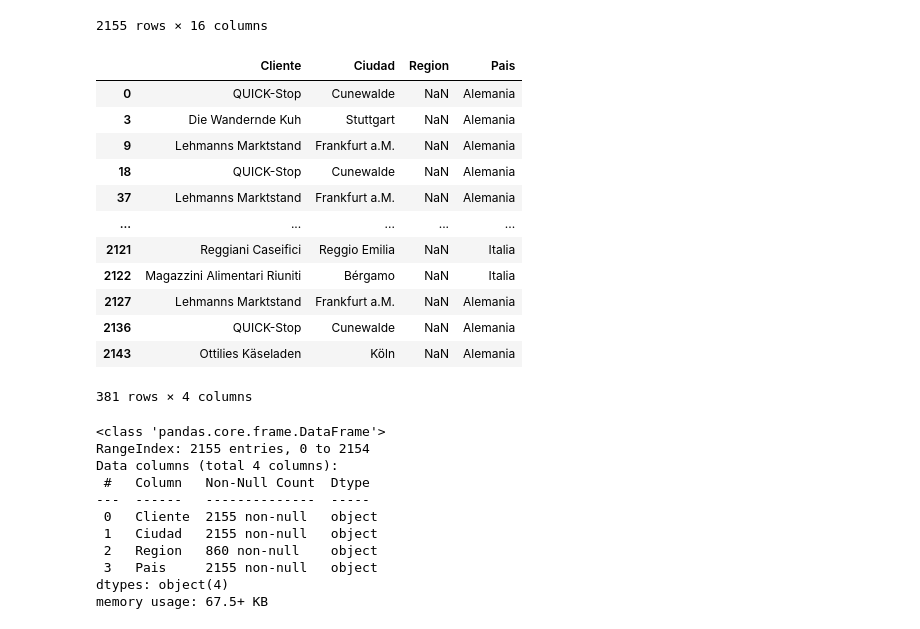
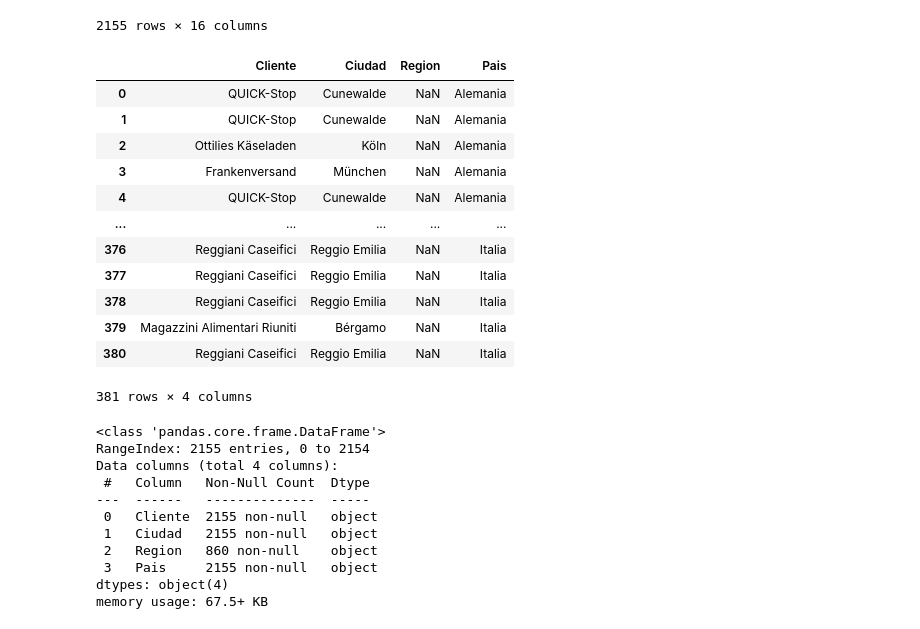
Before and after one commit to rvagelet/Python, a Jupyter notebook: 19072024.ipynb, the cells around one changed output. Saved outputs shown, nothing was run; the diff lists cells and outputs as text; code cells hidden in the pictures.

```diff
--- a/19072024.ipynb
+++ b/19072024.ipynb
@@ -61,21 +61,21 @@ Pedidos
 # %%
 import pandas as pd
 DFPedidos = Pedidos['Cliente']
 DFPedidos = (Pedidos['Pais']=='Italia') | (Pedidos['Pais']=='Alemania')
-Pedidos[DFPedidos][['Cliente','Ciudad','Region','Pais']]
+Pedidos[DFPedidos][['Cliente','Ciudad','Region','Pais']].sort_values('Pais',ascending=True,ignore_index=True)
 # %% [output]
 |  | Cliente | Ciudad | Region | Pais |
 | 0 | QUICK-Stop | Cunewalde | NaN | Alemania |
-| 3 | Die Wandernde Kuh | Stuttgart | NaN | Alemania |
-| 9 | Lehmanns Marktstand | Frankfurt a.M. | NaN | Alemania |
-| 18 | QUICK-Stop | Cunewalde | NaN | Alemania |
-| 37 | Lehmanns Marktstand | Frankfurt a.M. | NaN | Alemania |
+| 1 | QUICK-Stop | Cunewalde | NaN | Alemania |
+| 2 | Ottilies Käseladen | Köln | NaN | Alemania |
+| 3 | Frankenversand | München | NaN | Alemania |
+| 4 | QUICK-Stop | Cunewalde | NaN | Alemania |
 | ... | ... | ... | ... | ... |
-| 2121 | Reggiani Caseifici | Reggio Emilia | NaN | Italia |
-| 2122 | Magazzini Alimentari Riuniti | Bérgamo | NaN | Italia |
-| 2127 | Lehmanns Marktstand | Frankfurt a.M. | NaN | Alemania |
-| 2136 | QUICK-Stop | Cunewalde | NaN | Alemania |
-| 2143 | Ottilies Käseladen | Köln | NaN | Alemania |
+| 376 | Reggiani Caseifici | Reggio Emilia | NaN | Italia |
+| 377 | Reggiani Caseifici | Reggio Emilia | NaN | Italia |
+| 378 | Reggiani Caseifici | Reggio Emilia | NaN | Italia |
+| 379 | Magazzini Alimentari Riuniti | Bérgamo | NaN | Italia |
+| 380 | Reggiani Caseifici | Reggio Emilia | NaN | Italia |
 381 rows × 4 columns
 # %%
 DF2Pedidos = pd.DataFrame(Pedidos, columns=['Cliente','Ciudad','Region','Pais'])
```
Also changed, not shown: parts of 4 cells of this notebook.
